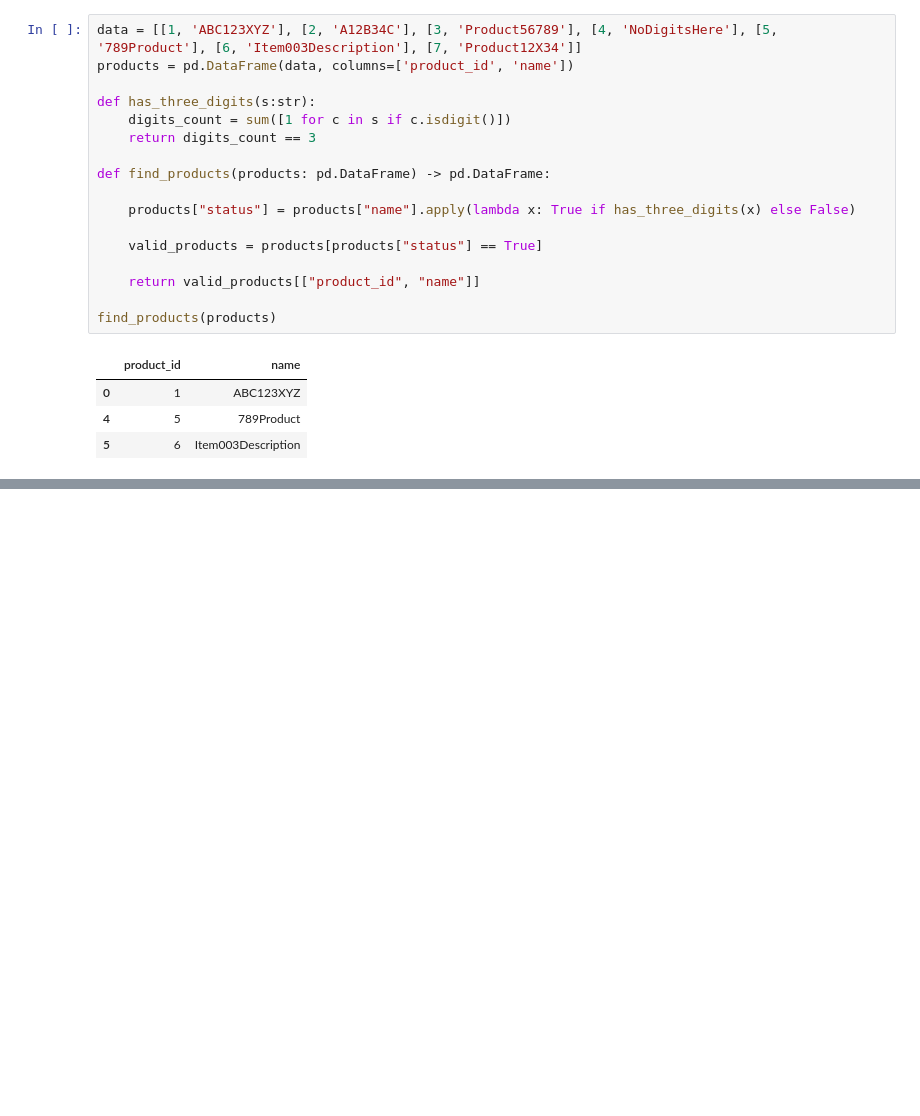
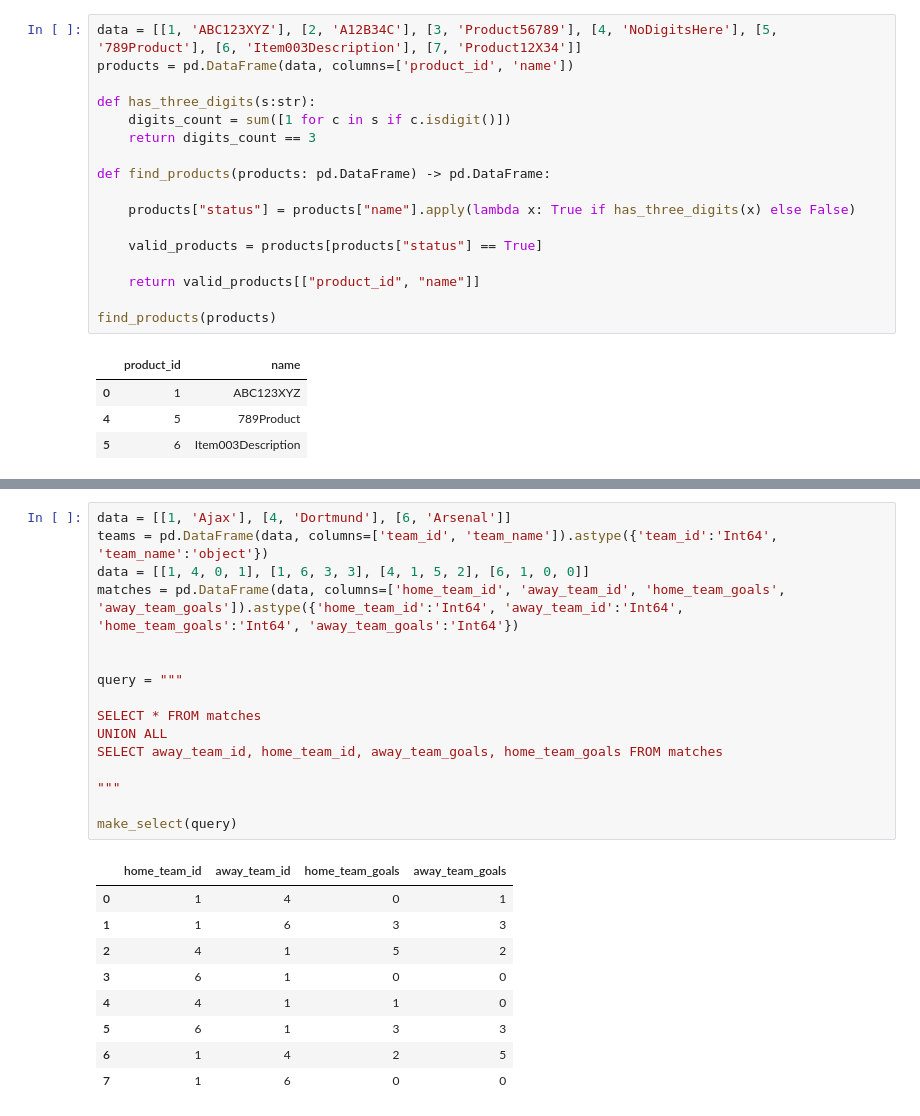
Before and after one commit to baxt1or/leetcode_database_problems, a Jupyter notebook: leetcode_sql_premium.ipynb, the cells around one changed output, grey strips where cells are left out. Cells and saved outputs as stored; diff of their text form; blank space fills up the shorter version.

```diff
--- a/leetcode_sql_premium.ipynb
+++ b/leetcode_sql_premium.ipynb
@@ -12038,0 +12178,26 @@ find_products(products)
+# %%
+data = [[1, 'Ajax'], [4, 'Dortmund'], [6, 'Arsenal']]
+teams = pd.DataFrame(data, columns=['team_id', 'team_name']).astype({'team_id':'Int64', 'team_name':'object'})
+data = [[1, 4, 0, 1], [1, 6, 3, 3], [4, 1, 5, 2], [6, 1, 0, 0]]
+matches = pd.DataFrame(data, columns=['home_team_id', 'away_team_id', 'home_team_goals', 'away_team_goals']).astype({'home_team_id':'Int64', 'away_team_id':'Int64', 'home_team_goals':'Int64', 'away_team_goals':'Int64'})
+
+
+query = """
+
+SELECT * FROM matches
+UNION ALL
+SELECT away_team_id, home_team_id, away_team_goals, home_team_goals FROM matches
+
+"""
+
+make_select(query)
+# %% [output]
+|  | home_team_id | away_team_id | home_team_goals | away_team_goals |
+| 0 | 1 | 4 | 0 | 1 |
+| 1 | 1 | 6 | 3 | 3 |
+| 2 | 4 | 1 | 5 | 2 |
+| 3 | 6 | 1 | 0 | 0 |
+| 4 | 4 | 1 | 1 | 0 |
+| 5 | 6 | 1 | 3 | 3 |
+| 6 | 1 | 4 | 2 | 5 |
+| 7 | 1 | 6 | 0 | 0 |
```
Also changed, not shown: parts of 4 cells of this notebook.
